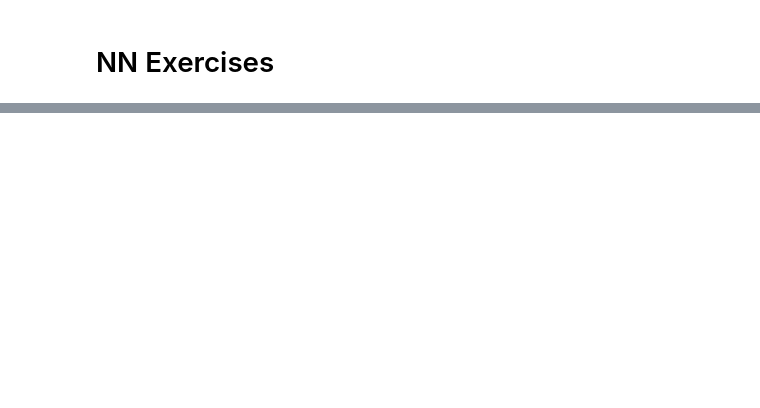
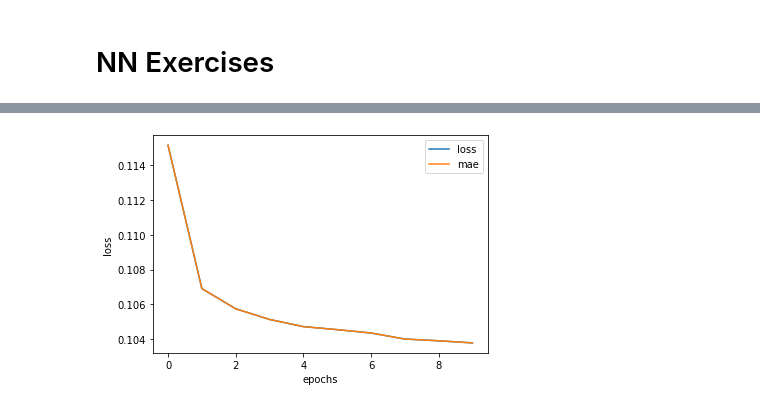
Before and after one commit to 95ImadEL/Tensorflow-basics, a Jupyter notebook: NN_Regression.ipynb, the cells around one changed output, grey strips where cells are left out. Saved outputs shown, nothing was run; the diff lists cells and outputs as text; code cells hidden in the pictures; blank space fills up the shorter version.

```diff
--- a/NN_Regression.ipynb
+++ b/NN_Regression.ipynb
@@ -746,0 +782,14 @@ insurance_model_2_mae, insurance_model_3_mae
+# %%
+# Create X & y
+X = modif_weather.drop("Humidity", axis=1)
+y = modif_weather["Humidity"]
+
+# Build our train and test sets (use random state to ensure same split as before)
+X_train, X_test, y_train, y_test = train_test_split(X, y, test_size=0.2, random_state=42)
+
+# Fit column transformer on the training data only (doing so on test data would result in data leakage)
+ct.fit(X_train)
+
+# Transform training and test data with normalization (MinMaxScalar) and one hot encoding (OneHotEncoder)
+X_train_normal = ct.transform(X_train)
+X_test_normal = ct.transform(X_test)
@@ -746,0 +825,23 @@ insurance_model_2_mae, insurance_model_3_mae
+# %%
+from tensorflow import keras
+from keras import layers
+
+# Set random seed
+tf.random.set_seed(42)
+
+
+# Build the model (3 layers, 100, 10, 1 units)
+weather_model = tf.keras.Sequential([
+  tf.keras.layers.Dense(1000),
+  tf.keras.layers.Dense(100),
+  tf.keras.layers.Dense(10),
+  tf.keras.layers.Dense(1)
+])
+
+# Compile the model
+weather_model.compile(loss=tf.keras.losses.mae,
+                          optimizer=tf.keras.optimizers.Adam(),
+                          metrics=['mae'])
+# %%
+# Fit the model for 200 epochs (same as weather_model)
+history = weather_model.fit(X_train_normal.toarray(), y_train, epochs=10)
@@ -746,0 +874,7 @@ insurance_model_2_mae, insurance_model_3_mae
+# %%
+# Plot history (also known as a loss curve)
+pd.DataFrame(history.history).plot()
+plt.ylabel("loss")
+plt.xlabel("epochs");
+# %% [output]
+[figure, added]
```
Also changed, not shown: parts of 33 cells of this notebook.
